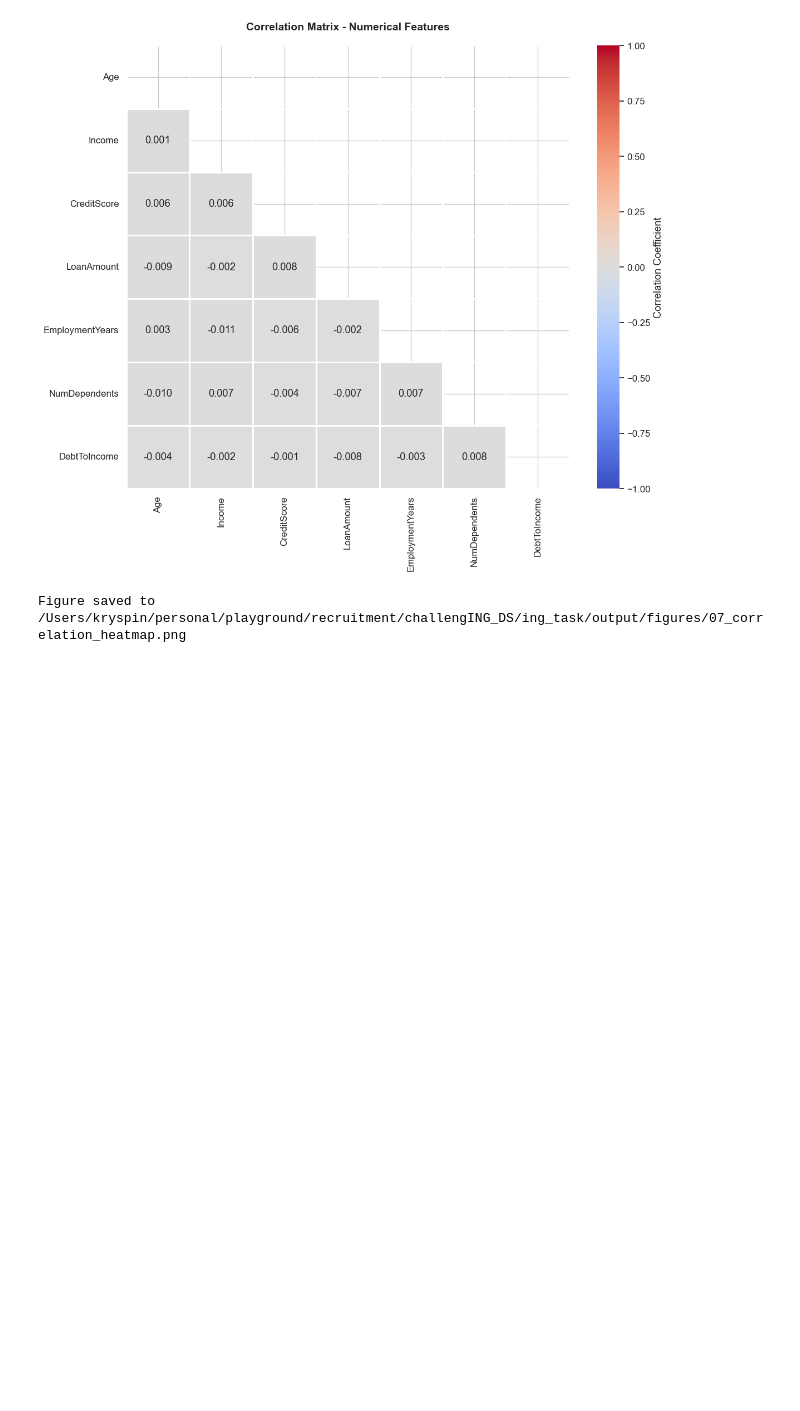
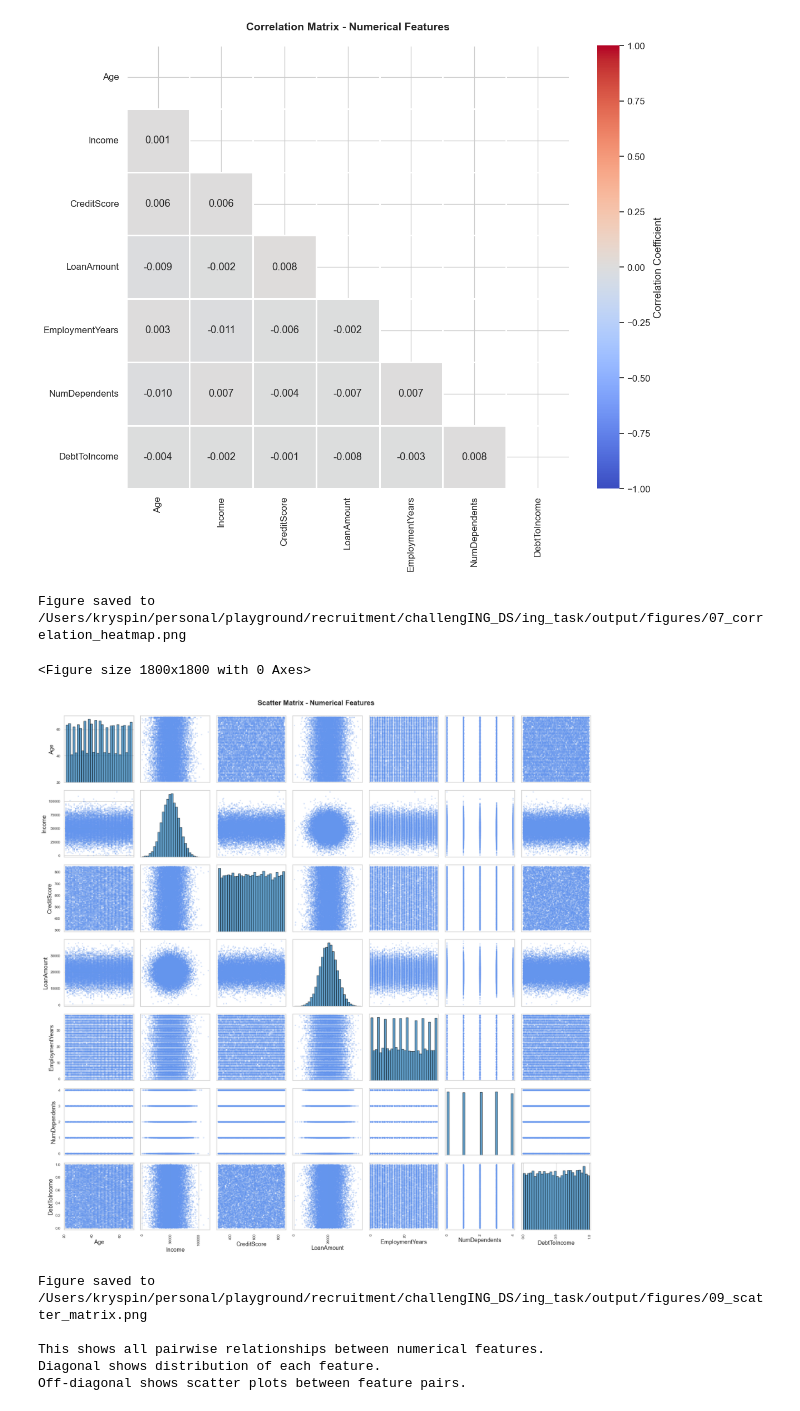
Before and after one commit to expigo/challenging_ds, a Jupyter notebook: notebooks/01_eda.ipynb, the cells around one changed output. Drawn from its saved outputs; the diff is of its cells as text; code cells hidden in the pictures; blank space fills up the shorter version.

```diff
--- a/notebooks/01_eda.ipynb
+++ b/notebooks/01_eda.ipynb
@@ -1120,3 +1120,28 @@ print(f"Figure saved to {FIGURES_DIR / '07_correlation_heatmap.png'}")
 # %% [output]
 [figure]
 Figure saved to /Users/kryspin/personal/playground/recruitment/challengING_DS/ing_task/output/figures/07_correlation_heatmap.png
+# %%
+from pandas.plotting import scatter_matrix
+
+fig = plt.figure(figsize=(18, 18))
+scatter_matrix(train_df[NUMERICAL_FEATURES], alpha=0.3, figsize=(18, 18),
+               diagonal='hist', color=Color.BLUE.value,
+               hist_kwds={'bins': 30, 'edgecolor': Color.BLACK.value, 'alpha': 0.7})
+
+plt.suptitle('Scatter Matrix - Numerical Features', fontsize=16, fontweight='bold', y=0.995)
+plt.tight_layout()
+plt.savefig(FIGURES_DIR / '09_scatter_matrix.png', dpi=300, bbox_inches='tight')
+plt.show()
+
+print(f"Figure saved to {FIGURES_DIR / '09_scatter_matrix.png'}")
+print("\nThis shows all pairwise relationships between numerical features.")
+print("Diagonal shows distribution of each feature.")
+print("Off-diagonal shows scatter plots between feature pairs.")
+# %% [output]
+<Figure size 1800x1800 with 0 Axes>
+[figure, added]
+Figure saved to /Users/kryspin/personal/playground/recruitment/challengING_DS/ing_task/output/figures/09_scatter_matrix.png
+
+This shows all pairwise relationships between numerical features.
+Diagonal shows distribution of each feature.
+Off-diagonal shows scatter plots between feature pairs.
```
Also changed, not shown: parts of 5 cells of this notebook.
